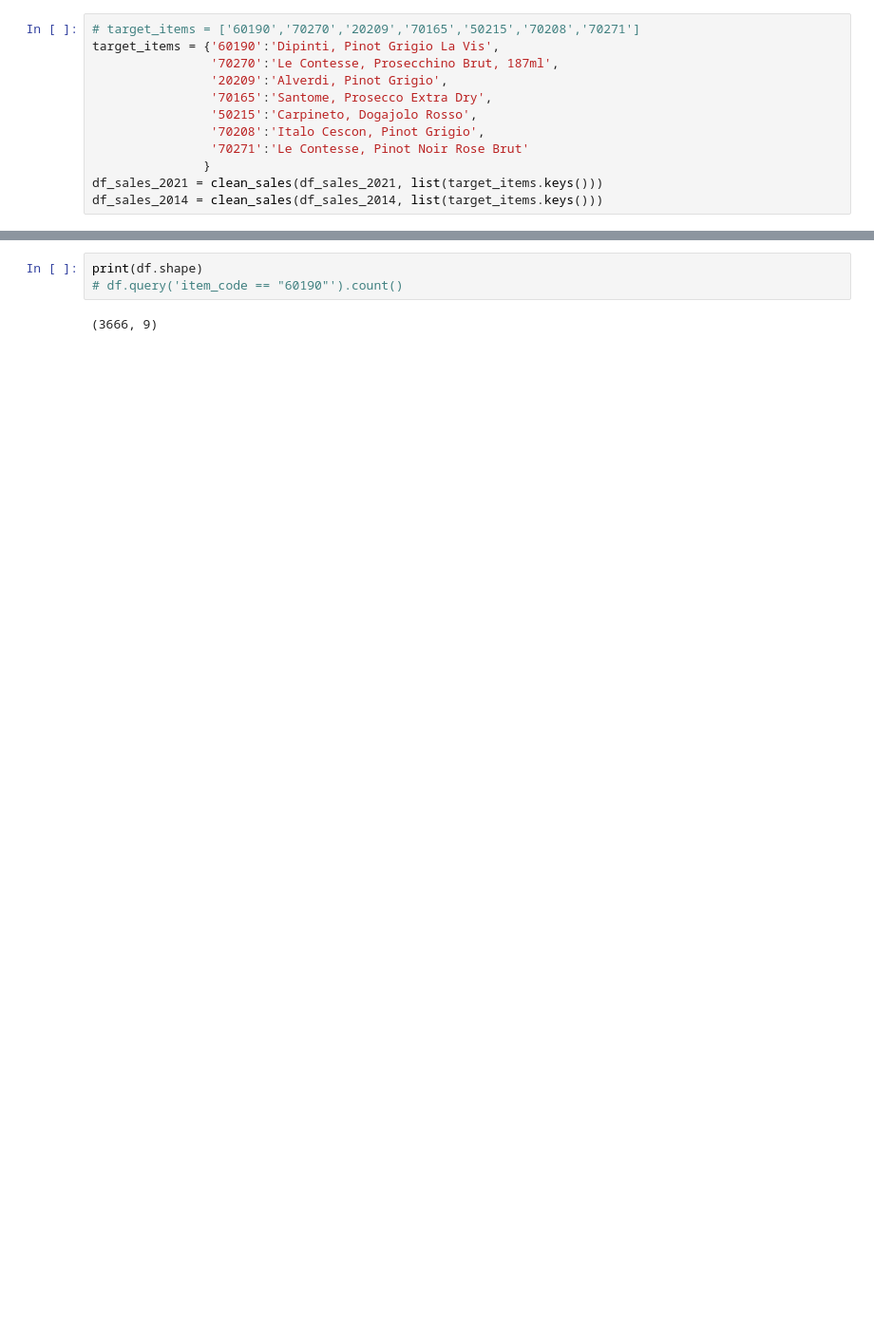
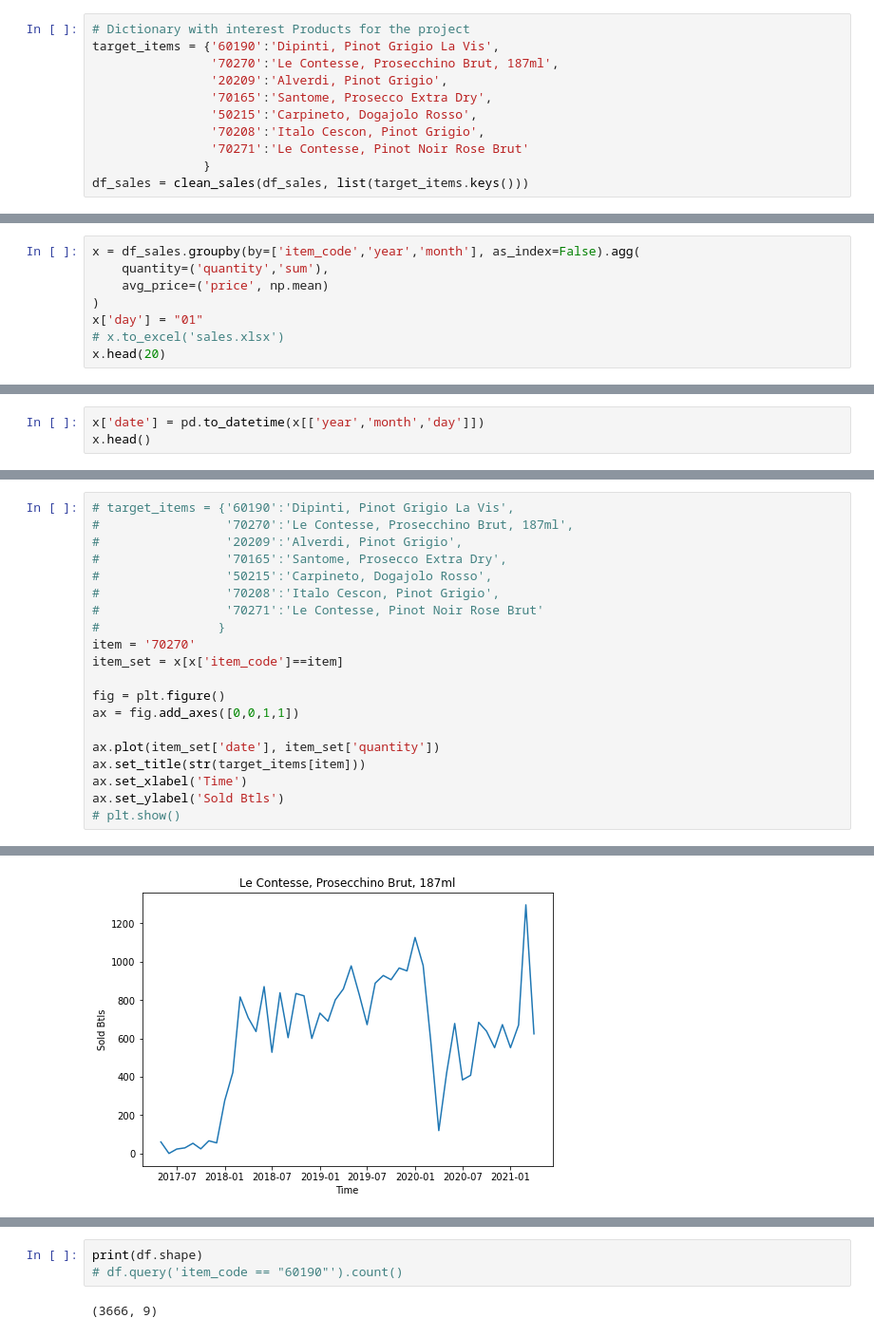
Before and after one commit to brosales8/sales_forecasting, a Jupyter notebook: Capstone Project.ipynb, the cells around one changed output, grey strips where cells are left out. Shown: that part at 95% size. Saved outputs shown, nothing was run; the diff lists cells and outputs as text; blank space fills up the shorter version.

```diff
--- a/Capstone Project.ipynb
+++ b/Capstone Project.ipynb
@@ -76,7 +96,7 @@ def clean_sales(df_sales, target_items):
 
     return df
 # %%
-# target_items = ['60190','70270','20209','70165','50215','70208','70271']
+# Dictionary with interest Products for the project
 target_items = {'60190':'Dipinti, Pinot Grigio La Vis',
                 '70270':'Le Contesse, Prosecchino Brut, 187ml',
                 '20209':'Alverdi, Pinot Grigio',
@@ -85,6 +105,5 @@ target_items = {'60190':'Dipinti, Pinot Grigio La Vis',
                 '70208':'Italo Cescon, Pinot Grigio',
                 '70271':'Le Contesse, Pinot Noir Rose Brut'
                }
-df_sales_2021 = clean_sales(df_sales_2021, list(target_items.keys()))
-df_sales_2014 = clean_sales(df_sales_2014, list(target_items.keys()))
+df_sales = clean_sales(df_sales, list(target_items.keys()))
 # %% [output]
@@ -92,0 +121,8 @@ Shape: (1007, 5)
+# %%
+x = df_sales.groupby(by=['item_code','year','month'], as_index=False).agg(
+    quantity=('quantity','sum'),
+    avg_price=('price', np.mean)
+)
+x['day'] = "01"
+# x.to_excel('sales.xlsx')
+x.head(20)
@@ -92,0 +147,3 @@ Shape: (1007, 5)
+# %%
+x['date'] = pd.to_datetime(x[['year','month','day']])
+x.head()
@@ -92,0 +159,21 @@ Shape: (1007, 5)
+# %%
+# target_items = {'60190':'Dipinti, Pinot Grigio La Vis',
+#                 '70270':'Le Contesse, Prosecchino Brut, 187ml',
+#                 '20209':'Alverdi, Pinot Grigio',
+#                 '70165':'Santome, Prosecco Extra Dry',
+#                 '50215':'Carpineto, Dogajolo Rosso',
+#                 '70208':'Italo Cescon, Pinot Grigio',
+#                 '70271':'Le Contesse, Pinot Noir Rose Brut'
+#                }
+item = '70270'
+item_set = x[x['item_code']==item]
+
+fig = plt.figure()
+ax = fig.add_axes([0,0,1,1])
+
+ax.plot(item_set['date'], item_set['quantity'])
+ax.set_title(str(target_items[item]))
+ax.set_xlabel('Time')
+ax.set_ylabel('Sold Btls')
+# plt.show()
+# %% [output]
@@ -92,0 +181 @@ Shape: (1007, 5)
+[figure, added]
```
Also changed, not shown: parts of 23 cells of this notebook, 2 other files.
